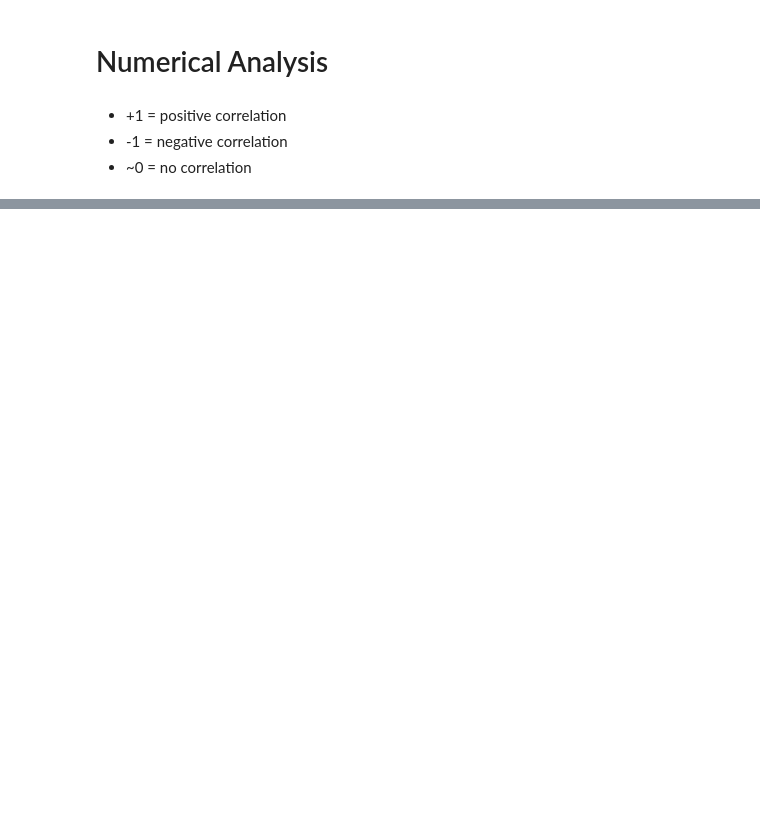
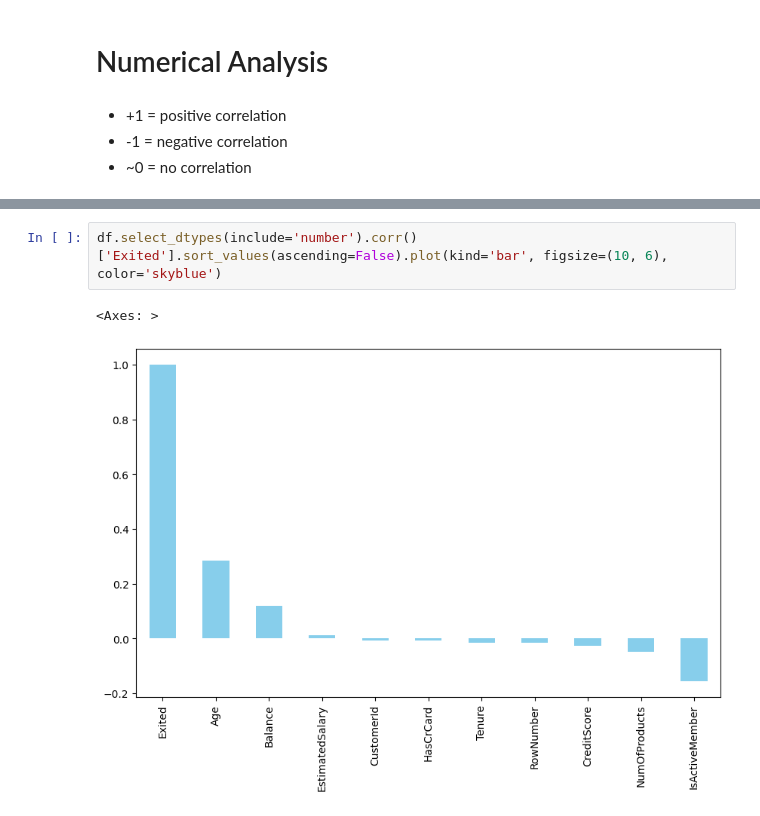
Before and after one commit to Shakhoyat/eda-learning-journey, a Jupyter notebook: EDA by satyajit/categorical&numerical_Analysis/notebook.ipynb, the cells around one changed output, grey strips where cells are left out. Saved outputs shown, nothing was run; the diff lists cells and outputs as text; blank space fills up the shorter version.

```diff
--- a/EDA by satyajit/categorical&numerical_Analysis/notebook.ipynb
+++ b/EDA by satyajit/categorical&numerical_Analysis/notebook.ipynb
@@ -88,0 +104,5 @@ df.select_dtypes(include='number').corr()
+# %%
+df.select_dtypes(include='number').corr()['Exited'].sort_values(ascending=False).plot(kind='bar', figsize=(10, 6), color='skyblue')
+# %% [output]
+<Axes: >
+[figure, added]
```
Also changed, not shown: parts of 9 cells of this notebook.
